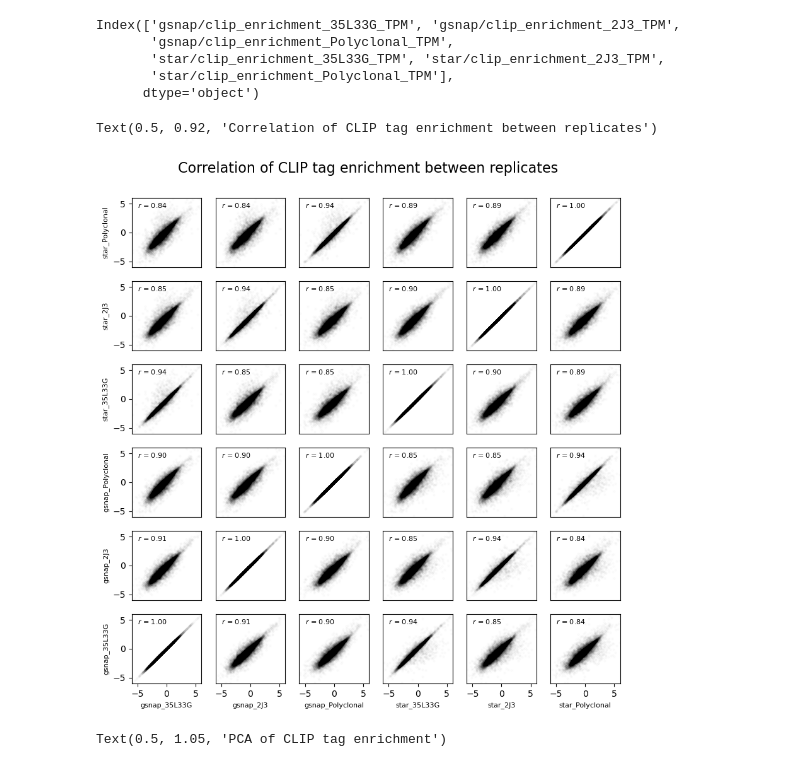
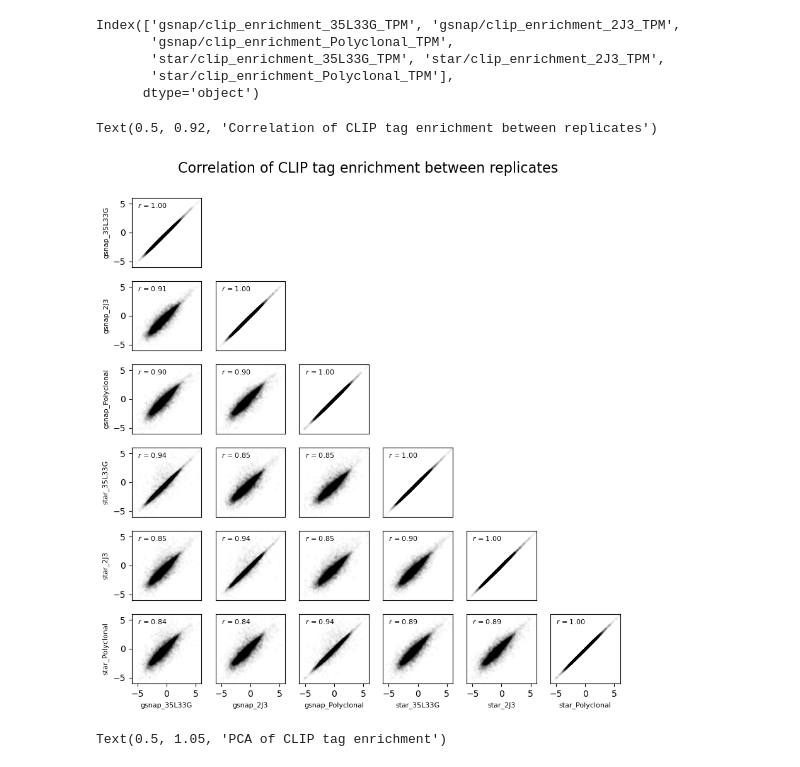
Before and after one commit to krchoihm/bioinfo1-project, a Jupyter notebook: Lin28a_CLIP_correlation.ipynb, the cells around one changed output. Drawn from its saved outputs; the diff is of its cells as text; code cells hidden in the pictures.

Commit message:
Make the corrlation scatter plots to be triangular shape

```diff
--- a/Lin28a_CLIP_correlation.ipynb
+++ b/Lin28a_CLIP_correlation.ipynb
@@ -199,29 +199,34 @@ Index(['gsnap/clip_enrichment_35L33G_TPM', 'gsnap/clip_enrichment_2J3_TPM',
 # %%
 fig, axes = plt.subplots(6, 6, figsize=(10, 10))
 lColumns = dfReadcount_l2TPM.columns
 
 for i in lColumns:
     for j in lColumns:
-        ax = axes.flatten()[30 - 6 * lColumns.get_loc(j) + lColumns.get_loc(i)]
+        ax = axes.flatten()[lColumns.get_loc(i) + 6 * lColumns.get_loc(j)]
         ax.scatter(dfReadcount_l2TPM[i], dfReadcount_l2TPM[j], s=4, c='black', alpha=0.01)
         ax.set_xlim(-6, 6)
         ax.set_ylim(-6, 6)
         ax.set_xticks([])
         ax.set_yticks([])
-        if lColumns.get_loc(j) == 0:
+        if lColumns.get_loc(j) == 5:
             ax.set_xlabel(i.split('/')[0] + '_' + i.split('_')[-2], fontsize=8)
             ax.set_xticks([-5, 0, 5])
         if lColumns.get_loc(i) == 0:
             ax.set_ylabel(j.split('/')[0] + '_' + j.split('_')[-2], fontsize=8)
             ax.set_yticks([-5, 0, 5])
 
         corr = stats.pearsonr(dfReadcount_l2TPM[i], dfReadcount_l2TPM[j])[0]
         ax.text(-5, 4, f'$r$ = {corr:.2f}', ha='left', va='bottom', fontsize=8)
 
+# Hide the unused subplots
+for i in range(len(lColumns)):
+    for j in range(i):
+        fig.delaxes(axes[5-i, 5-j])
+
 fig.text(0.5, 0.92, 'Correlation of CLIP tag enrichment between replicates', fontsize=16, ha='center')
 # %% [output]
 Text(0.5, 0.92, 'Correlation of CLIP tag enrichment between replicates')
-[figure, old version]
+[figure, new version]
 # %%
 from sklearn.decomposition import PCA
 from matplotlib.lines import Line2D
```
